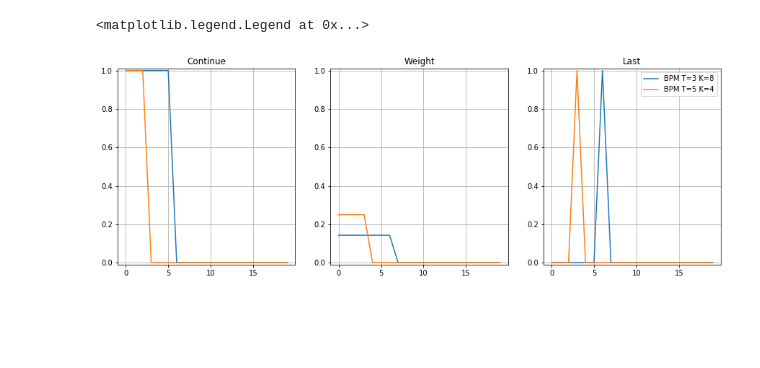
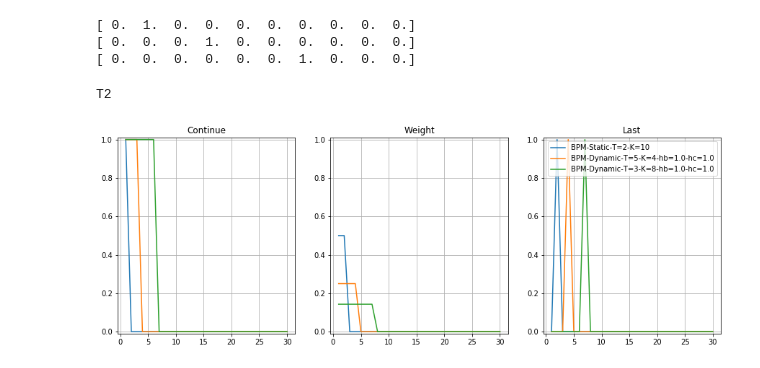
Before and after one commit to leifos/cwl, a Jupyter notebook: examples/CWL-Weights-Notebook.ipynb, the cells around one changed output. Saved outputs shown, nothing was run; the diff lists cells and outputs as text; code cells hidden in the pictures; blank space fills up the shorter version.

```diff
--- a/examples/CWL-Weights-Notebook.ipynb
+++ b/examples/CWL-Weights-Notebook.ipynb
@@ -111,32 +130,16 @@ bpm33.measure(t2)
-# %%
-plt.figure(figsize=(15,5))
-plt.subplots_adjust(hspace=0.2)
-ax = plt.subplot(131)
-plt.title('Continue')
-n=20
-plt.plot(range(0,n),bpm38.c_vector(t2)[0:n])
-plt.plot(range(0,n),bpm33.c_vector(t2)[0:n])
-
-plt.grid(True)
-ax.set_ylim(ymin=-0.01, ymax=1.01)
-
-ax = plt.subplot(132)
-plt.title('Weight')
-plt.plot(range(0,n),bpm38.w_vector(t2)[0:n])
-plt.plot(range(0,n),bpm33.w_vector(t2)[0:n])
-plt.grid(True)
-ax.set_ylim(ymin=-0.01, ymax=1.01)
-
-ax = plt.subplot(133)
-plt.title('Last')
-plt.plot(range(0,n),bpm38.l_vector(t2)[0:n])
-plt.plot(range(0,n),bpm33.l_vector(t2)[0:n])
-plt.grid(True)
-ax.set_ylim(ymin=-0.01, ymax=1.01)
-plt.legend(['BPM T=3 K=8', 'BPM T=5 K=4'])
-# %% [output]
-<matplotlib.legend.Legend at 0x...>
-[figure, removed]
+# %%
+print(bpm.l_vector(t2)[0:10])
+print(bpm33.l_vector(t2)[0:10])
+print(bpm38.l_vector(t2)[0:10])
+# %% [output]
+[ 0.  1.  0.  0.  0.  0.  0.  0.  0.  0.]
+[ 0.  0.  0.  1.  0.  0.  0.  0.  0.  0.]
+[ 0.  0.  0.  0.  0.  0.  1.  0.  0.  0.]
+# %%
+plot_three_cwl_measures( bpm, bpm33, bpm38)
+# %% [output]
+T2
+[figure, added]
 # %%
 rr = RRCWLMetric()
 rr.measure(t1)
```
Also changed, not shown: parts of 20 cells of this notebook, 5 other files.
